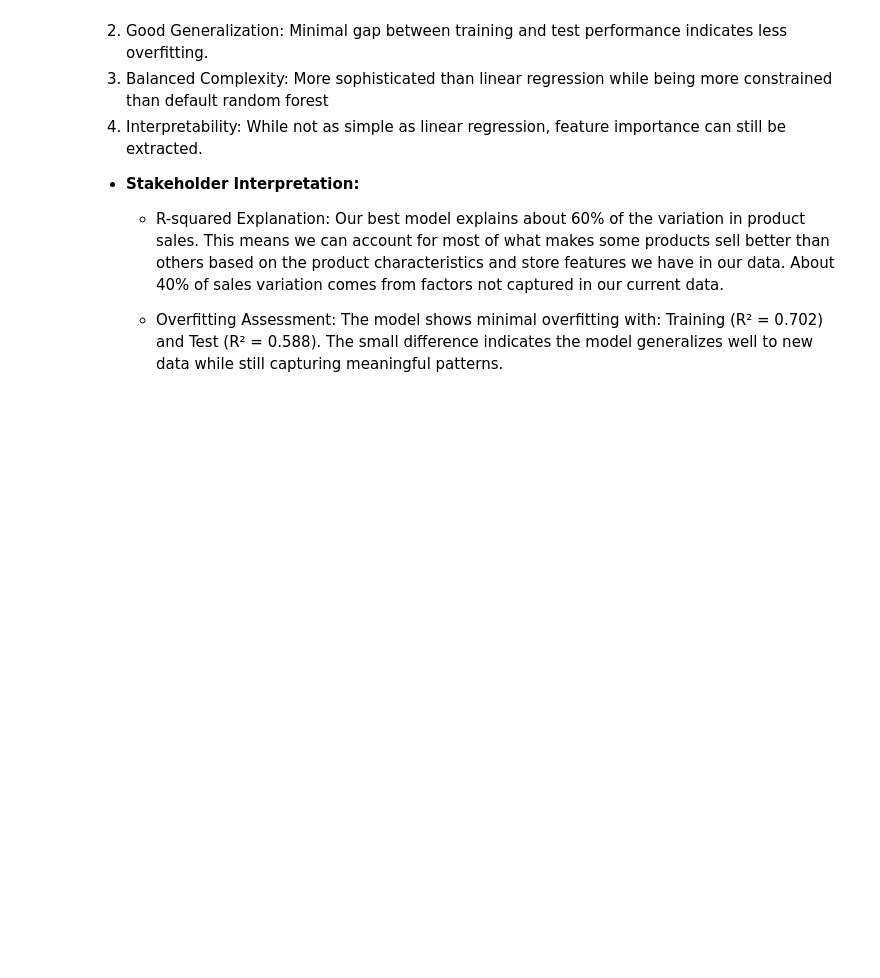
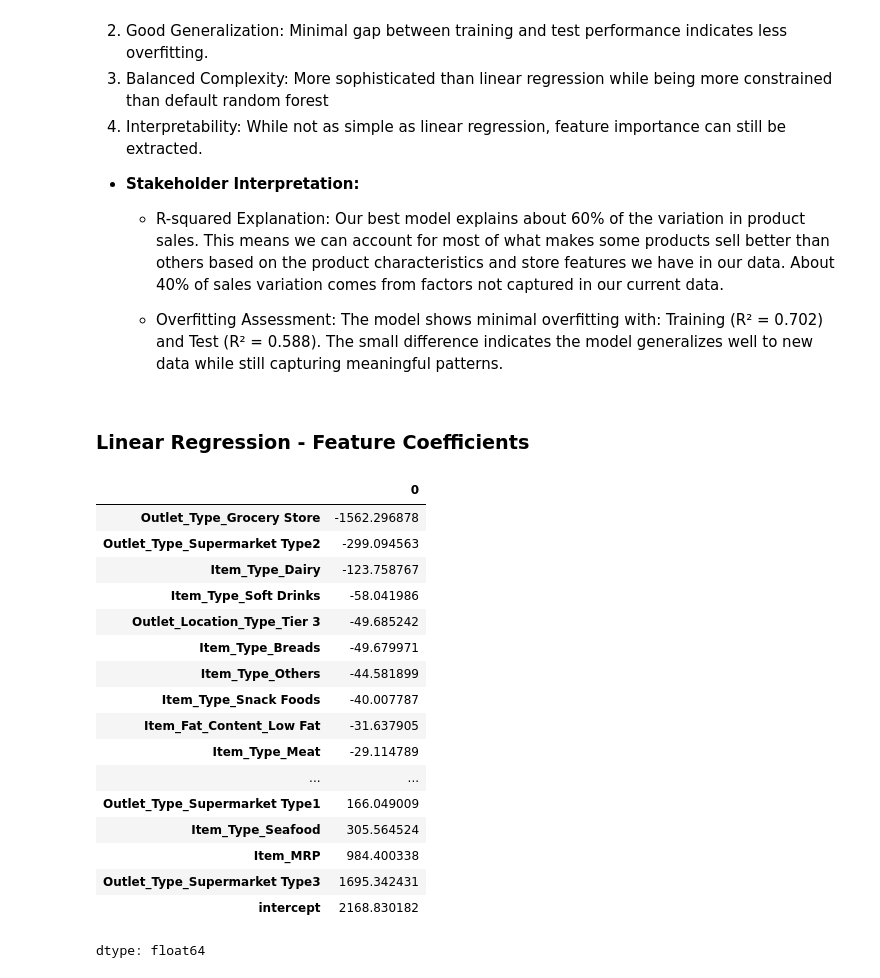
Before and after one commit to baraa-hakawati/Prediction-of-Product-Sales, a Jupyter notebook: Retail_Sales_Prediction.ipynb, the cells around one changed output. Cells and saved outputs as stored; diff of their text form; code cells hidden in the pictures; blank space fills up the shorter version.

```diff
--- a/Retail_Sales_Prediction.ipynb
+++ b/Retail_Sales_Prediction.ipynb
@@ -1079,3 +1083,5 @@ Our best model explains about 60% of the variation in product sales. This means
 
   - Overfitting Assessment:
 The model shows minimal overfitting with: Training (R² = 0.702) and Test (R² = 0.588). The small difference indicates the model generalizes well to new data while still capturing meaningful patterns.
+# %% [markdown]
+### **Linear Regression - Feature Coefficients**
@@ -1081,0 +1146,22 @@ The model shows minimal overfitting with: Training (R² = 0.702) and Test (R² =
+# %%
+coeffs = get_coeffs_linreg(lin_reg)
+coeffs
+# %% [output]
+|  | 0 |
+| Outlet_Type_Grocery Store | -1562.296878 |
+| Outlet_Type_Supermarket Type2 | -299.094563 |
+| Item_Type_Dairy | -123.758767 |
+| Item_Type_Soft Drinks | -58.041986 |
+| Outlet_Location_Type_Tier 3 | -49.685242 |
+| Item_Type_Breads | -49.679971 |
+| Item_Type_Others | -44.581899 |
+| Item_Type_Snack Foods | -40.007787 |
+| Item_Fat_Content_Low Fat | -31.637905 |
+| Item_Type_Meat | -29.114789 |
+| ... | ... |
+| Outlet_Type_Supermarket Type1 | 166.049009 |
+| Item_Type_Seafood | 305.564524 |
+| Item_MRP | 984.400338 |
+| Outlet_Type_Supermarket Type3 | 1695.342431 |
+| intercept | 2168.830182 |
+dtype: float64
```
Also changed, not shown: parts of 14 cells of this notebook.
